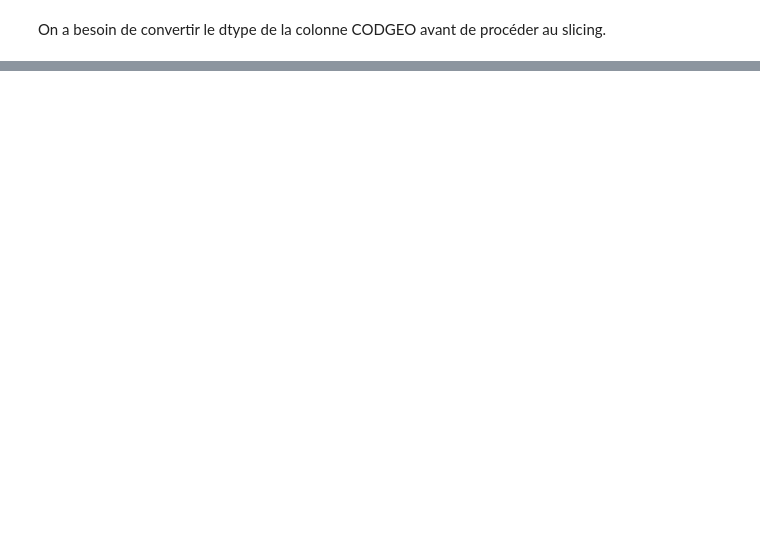
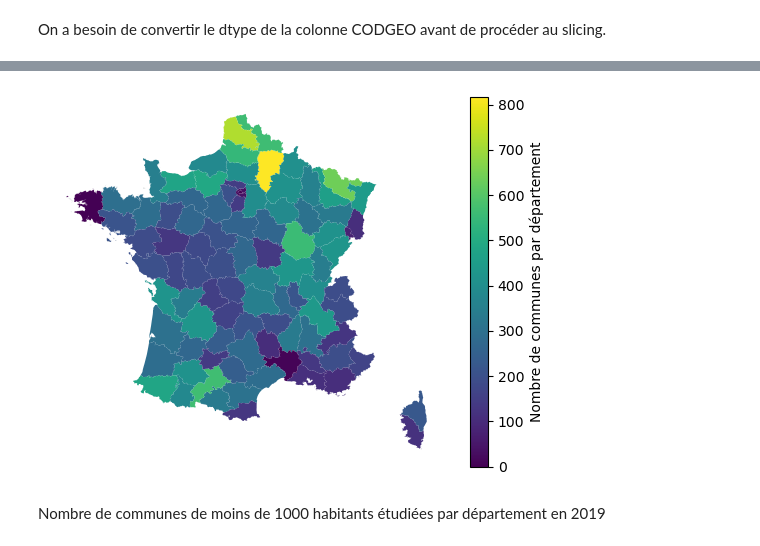
Before and after one commit to HenrideT/Projet_Python, a Jupyter notebook: statistiques_descriptives.ipynb, the cells around one changed output, grey strips where cells are left out. Cells and saved outputs as stored; diff of their text form; code cells hidden in the pictures; blank space fills up the shorter version.

```diff
--- a/statistiques_descriptives.ipynb
+++ b/statistiques_descriptives.ipynb
@@ -69,7 +98,7 @@ Length: 1911, dtype: object
 # %% [markdown]
 On a besoin de convertir le dtype de la colonne CODGEO avant de procéder au slicing.
 # %%
-ds = insee["CODGEO"].astype(str)
-insee["depart"] = ds.str.slice(stop=2)
-print(insee["depart"])
+ds = data["CODGEO"].astype(str)
+data["depart"] = ds.str.slice(stop=-3)
+print(data["depart"])
 # %% [output]
@@ -87,0 +119,4 @@ Name: depart, Length: 35000, dtype: object
+# %%
+for x in range (1,10):
+    data["depart"][data["depart"]== str(x)] = '0' + str(x)
+data["depart"]
@@ -87,0 +142,3 @@ Name: depart, Length: 35000, dtype: object
+# %%
+data["1000_hab_19"] = np.where(data["P19_POP"] >= 1000, True, False)
+data["1000_hab_13"] = np.where(data["P13_POP"] >= 1000, True, False)
@@ -89,0 +165,10 @@ Name: depart, Length: 35000, dtype: object
+# %%
+departements = list(dep["INSEE_DEP"])
+nb_communes = []
+for x in departements:
+    nb_communes.append(data["P19_POP"][data["depart"]==x].count())
+NB_C = pd.DataFrame({"INSEE_DEP":departements ,
+                   'NB_COMMUNES':nb_communes })
+dep_nbcomm = gpd.GeoDataFrame(pd.merge(dep, NB_C, on = "INSEE_DEP"))
+
+pd.DataFrame(dep_nbcomm)[["NOM","NB_COMMUNES"]]
@@ -89,0 +189,7 @@ Name: depart, Length: 35000, dtype: object
+# %%
+ax = dep_nbcomm.plot(column = 'NB_COMMUNES', legend = True, legend_kwds={'label': "Nombre de communes par département"})
+ax.set_axis_off()
+# %% [output]
+[figure, added]
+# %% [markdown]
+Nombre de communes de moins de 1000 habitants étudiées par département en 2019
```
Also changed, not shown: parts of 27 cells of this notebook.
